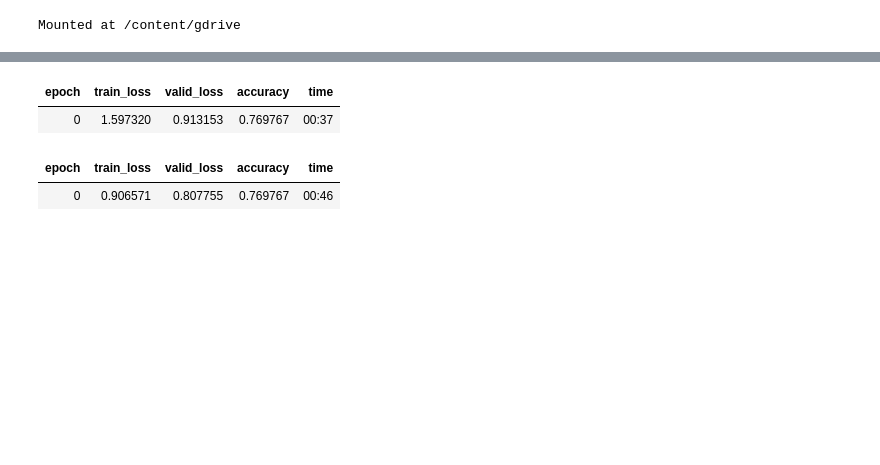
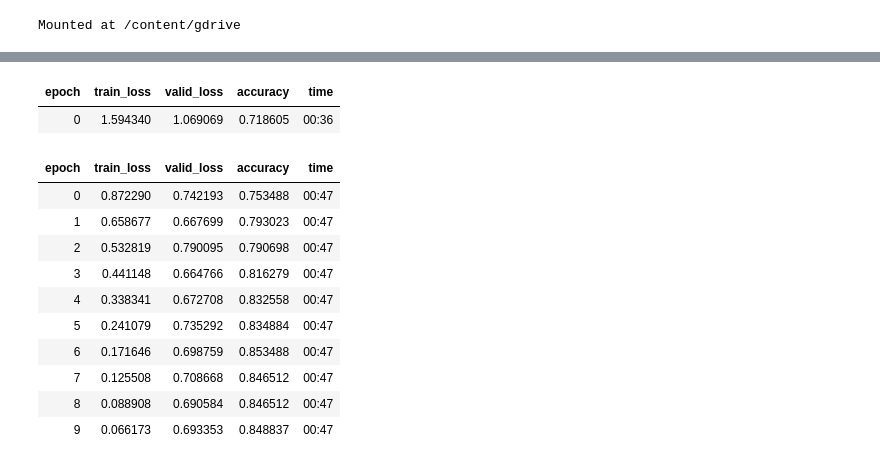
Before and after one commit to zee-bit/EmotionRecog, a Jupyter notebook: training/training_emo_fastai.ipynb, the cells around one changed output, grey strips where cells are left out. Cells and saved outputs as stored; diff of their text form; code cells hidden in the pictures; blank space fills up the shorter version.

```diff
--- a/training/training_emo_fastai.ipynb
+++ b/training/training_emo_fastai.ipynb
@@ -50,4 +48,4 @@ dls.show_batch()
 # %%
 learner = cnn_learner(dls,models.resnet152,metrics=accuracy)
-learner.fine_tune(1)
+learner.fine_tune(10)
 # %% [output]
@@ -55,7 +52,16 @@ Downloading: "https://download.pytorch.org/models/resnet152-b121ed2d.pth" to /ro
 | epoch | train_loss | valid_loss | accuracy | time |
-| 0 | 1.597320 | 0.913153 | 0.769767 | 00:37 |
+| 0 | 1.594340 | 1.069069 | 0.718605 | 00:36 |
 | epoch | train_loss | valid_loss | accuracy | time |
-| 0 | 0.906571 | 0.807755 | 0.769767 | 00:46 |
+| 0 | 0.872290 | 0.742193 | 0.753488 | 00:47 |
+| 1 | 0.658677 | 0.667699 | 0.793023 | 00:47 |
+| 2 | 0.532819 | 0.790095 | 0.790698 | 00:47 |
+| 3 | 0.441148 | 0.664766 | 0.816279 | 00:47 |
+| 4 | 0.338341 | 0.672708 | 0.832558 | 00:47 |
+| 5 | 0.241079 | 0.735292 | 0.834884 | 00:47 |
+| 6 | 0.171646 | 0.698759 | 0.853488 | 00:47 |
+| 7 | 0.125508 | 0.708668 | 0.846512 | 00:47 |
+| 8 | 0.088908 | 0.690584 | 0.846512 | 00:47 |
+| 9 | 0.066173 | 0.693353 | 0.848837 | 00:47 |
 # %%
 learner.lr_find()
 # %% [output]
```
Also changed, not shown: parts of 10 cells of this notebook.
